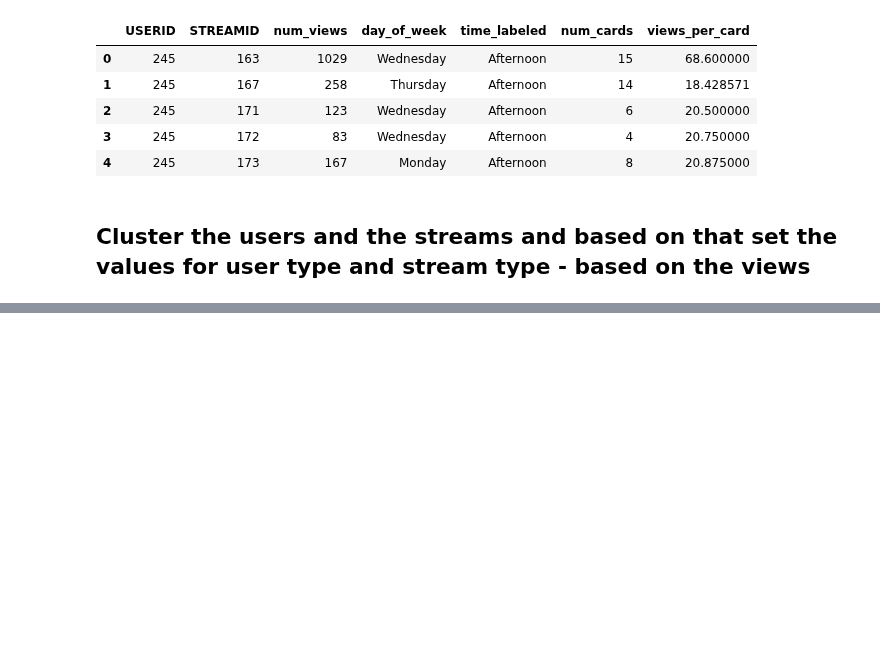
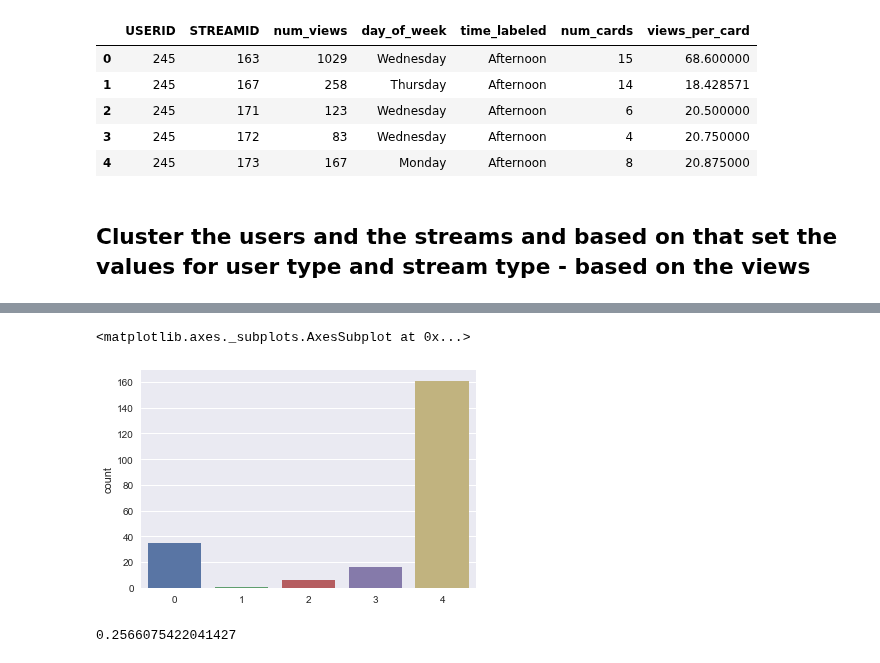
Before and after one commit to ace-racer/ContextualRecommender, a Jupyter notebook: hybird_recommender/exploration/Process Stream views.ipynb, the cells around one changed output, grey strips where cells are left out. Drawn from its saved outputs; the diff is of its cells as text; code cells hidden in the pictures; blank space fills up the shorter version.

```diff
--- a/hybird_recommender/exploration/Process Stream views.ipynb
+++ b/hybird_recommender/exploration/Process Stream views.ipynb
@@ -37,0 +88,11 @@ stream_views_df.head()
+# %%
+kmeans_k5 = KMeans(n_clusters=5, random_state=21).fit(content_views_per_user_values)
+sns.countplot(x=kmeans_k5.labels_)
+# %% [output]
+<matplotlib.axes._subplots.AxesSubplot at 0x...>
+[figure, added]
+# %%
+ss_k5 = silhouette_score(content_views_per_user_values, kmeans_k5.labels_)
+ss_k5
+# %% [output]
+0.2566075422041427
```
Also changed, not shown: parts of 14 cells of this notebook.
